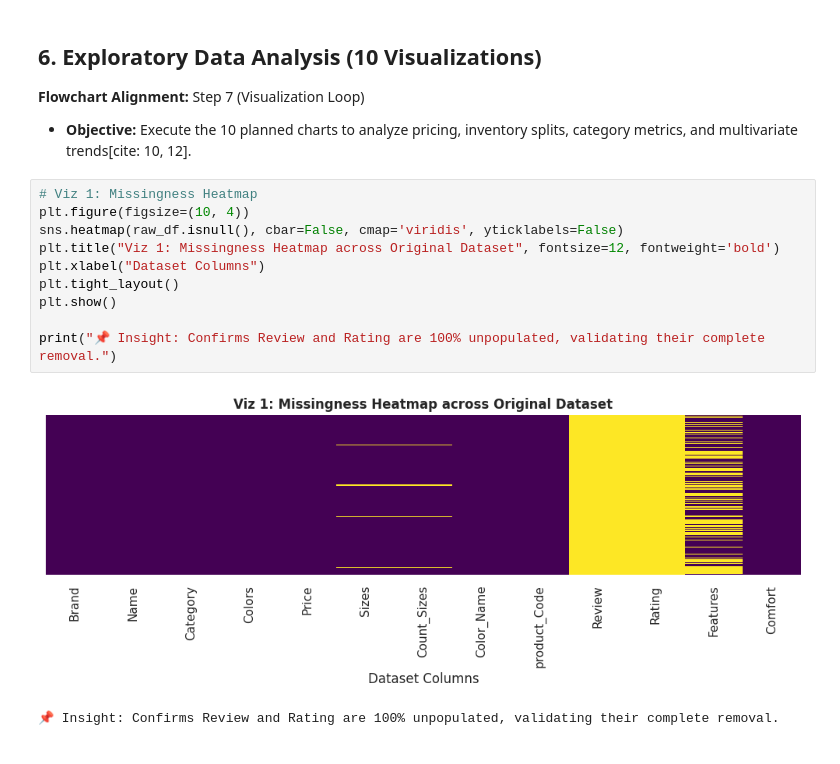
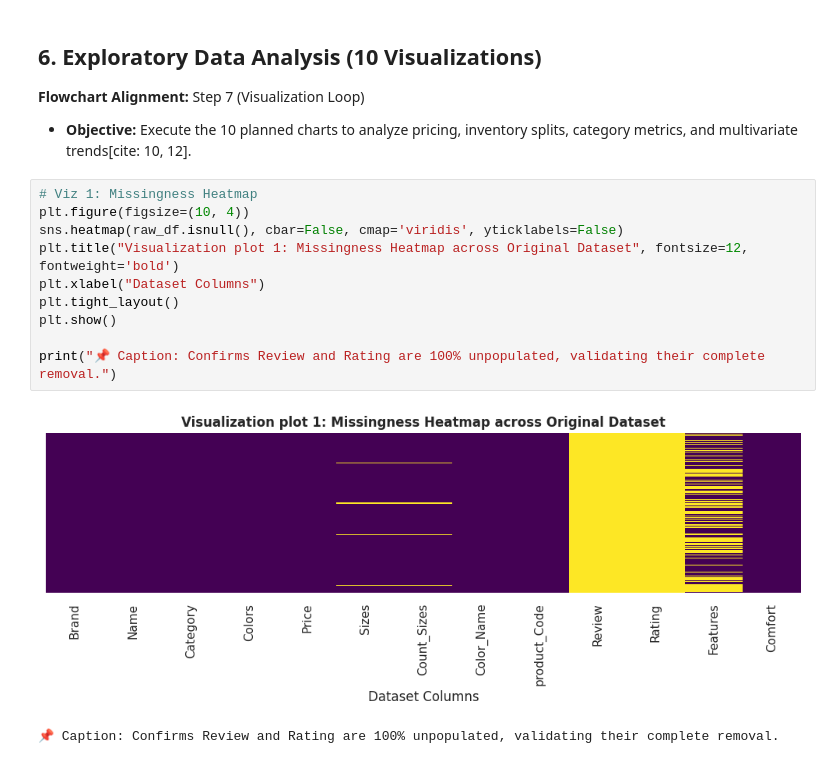
Before and after one commit to JakeValdoria/Endaya_Valdoria_MexEE402_CaseStudy, a Jupyter notebook: Fashion_Midterm_Endaya_Valdoria.ipynb, the cells around one changed output. Cells and saved outputs as stored; diff of their text form.

```diff
--- a/Fashion_Midterm_Endaya_Valdoria.ipynb
+++ b/Fashion_Midterm_Endaya_Valdoria.ipynb
@@ -221,16 +225,16 @@ print("💾 Processed dataset successfully exported to 'puma_cleaned.csv'.")
 # %%
 # Viz 1: Missingness Heatmap
 plt.figure(figsize=(10, 4))
 sns.heatmap(raw_df.isnull(), cbar=False, cmap='viridis', yticklabels=False)
-plt.title("Viz 1: Missingness Heatmap across Original Dataset", fontsize=12, fontweight='bold')
+plt.title("Visualization plot 1: Missingness Heatmap across Original Dataset", fontsize=12, fontweight='bold')
 plt.xlabel("Dataset Columns")
 plt.tight_layout()
 plt.show()
 
-print("📌 Insight: Confirms Review and Rating are 100% unpopulated, validating their complete removal.")
+print("📌 Caption: Confirms Review and Rating are 100% unpopulated, validating their complete removal.")
 # %% [output]
-[figure, old version]
+[figure, new version]
-📌 Insight: Confirms Review and Rating are 100% unpopulated, validating their complete removal.
+📌 Caption: Confirms Review and Rating are 100% unpopulated, validating their complete removal.
 # %%
 # Viz 2: Price Histogram + KDE
 plt.figure(figsize=(9, 5))
```
Also changed, not shown: parts of 11 cells of this notebook.
